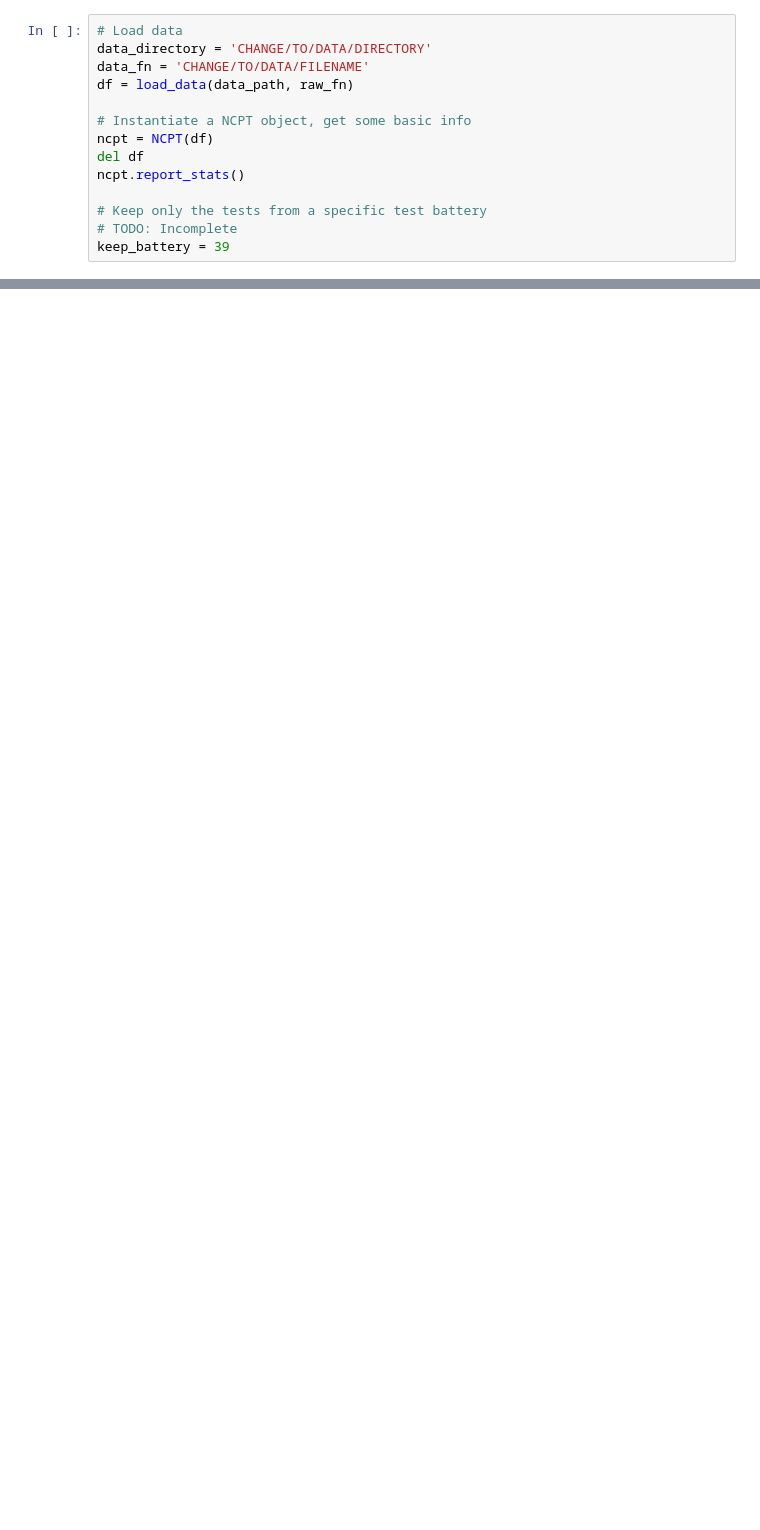
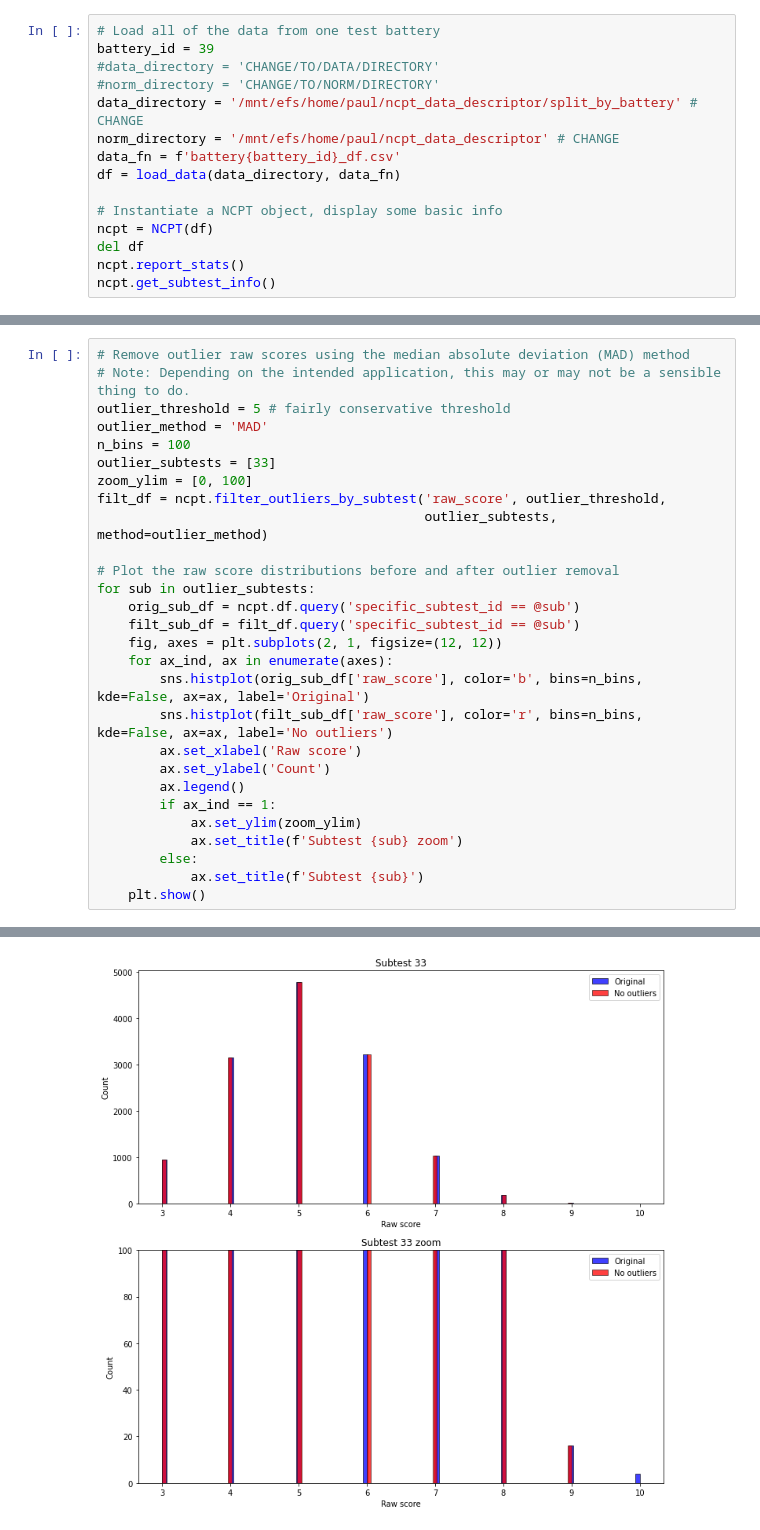
Before and after one commit to pauljaffe/lumos-ncpt-tools, a Jupyter notebook: demo.ipynb, the cells around one changed output, grey strips where cells are left out. Saved outputs shown, nothing was run; the diff lists cells and outputs as text; blank space fills up the shorter version.

```diff
--- a/demo.ipynb
+++ b/demo.ipynb
@@ -28,14 +43,15 @@ import pandas as pd
 # %%
-# Load data
-data_directory = 'CHANGE/TO/DATA/DIRECTORY'
-data_fn = 'CHANGE/TO/DATA/FILENAME'
-df = load_data(data_path, raw_fn)
+# Load all of the data from one test battery
+battery_id = 39
+#data_directory = 'CHANGE/TO/DATA/DIRECTORY'
+#norm_directory = 'CHANGE/TO/NORM/DIRECTORY'
+data_directory = '/mnt/efs/home/paul/ncpt_data_descriptor/split_by_battery' # CHANGE
+norm_directory = '/mnt/efs/home/paul/ncpt_data_descriptor' # CHANGE
+data_fn = f'battery{battery_id}_df.csv'
+df = load_data(data_directory, data_fn)
 
-# Instantiate a NCPT object, get some basic info
+# Instantiate a NCPT object, display some basic info
 ncpt = NCPT(df)
 del df
 ncpt.report_stats()
-
-# Keep only the tests from a specific test battery
-# TODO: Incomplete
-keep_battery = 39
+ncpt.get_subtest_info()
@@ -41,0 +80,29 @@ keep_battery = 39
+# %%
+# Remove outlier raw scores using the median absolute deviation (MAD) method
+# Note: Depending on the intended application, this may or may not be a sensible thing to do.
+outlier_threshold = 5 # fairly conservative threshold
+outlier_method = 'MAD'
+n_bins = 100
+outlier_subtests = [33]
+zoom_ylim = [0, 100]
+filt_df = ncpt.filter_outliers_by_subtest('raw_score', outlier_threshold,
+                                          outlier_subtests, method=outlier_method)
+
+# Plot the raw score distributions before and after outlier removal
+for sub in outlier_subtests:
+    orig_sub_df = ncpt.df.query('specific_subtest_id == @sub')
+    filt_sub_df = filt_df.query('specific_subtest_id == @sub')
+    fig, axes = plt.subplots(2, 1, figsize=(12, 12))
+    for ax_ind, ax in enumerate(axes):
+        sns.histplot(orig_sub_df['raw_score'], color='b', bins=n_bins, kde=False, ax=ax, label='Original')
+        sns.histplot(filt_sub_df['raw_score'], color='r', bins=n_bins, kde=False, ax=ax, label='No outliers')
+        ax.set_xlabel('Raw score')
+        ax.set_ylabel('Count')
+        ax.legend()
+        if ax_ind == 1:
+            ax.set_ylim(zoom_ylim)
+            ax.set_title(f'Subtest {sub} zoom')
+        else:
+            ax.set_title(f'Subtest {sub}')
+    plt.show()
+# %% [output]
@@ -41,0 +110 @@ keep_battery = 39
+[figure, added]
```
Also changed, not shown: parts of 13 cells of this notebook, 3 other files.
